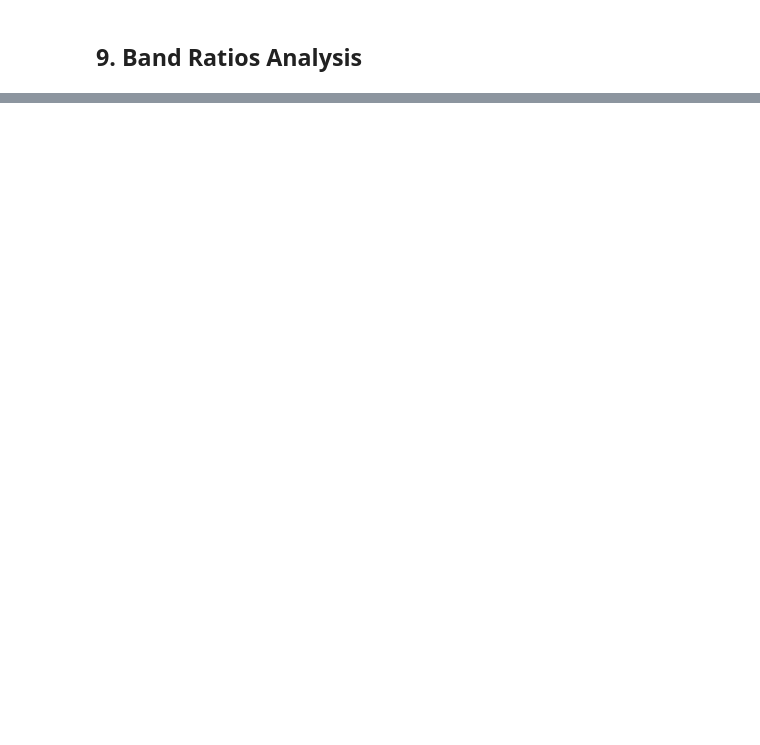
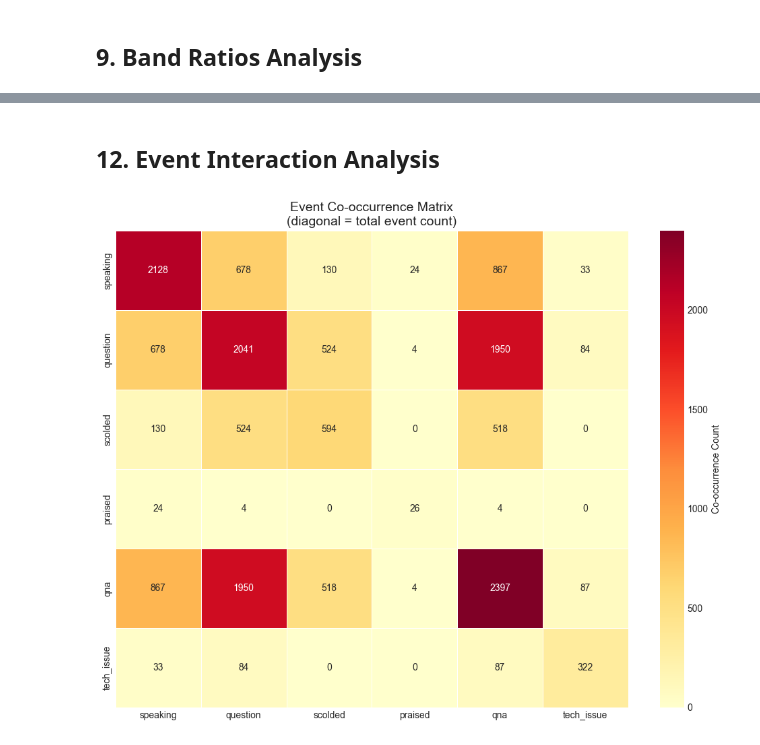
Before and after one commit to ankitrajmehta/mindtune-brainwave, a Jupyter notebook: eeg_analysis.ipynb, the cells around one changed output, grey strips where cells are left out. Saved outputs shown, nothing was run; the diff lists cells and outputs as text; code cells hidden in the pictures; blank space fills up the shorter version.

```diff
--- a/eeg_analysis.ipynb
+++ b/eeg_analysis.ipynb
@@ -316,0 +526,2 @@ plt.show()
+# %% [markdown]
+## 12. Event Interaction Analysis
@@ -316,0 +562,21 @@ plt.show()
+# %%
+# Event co-occurrence matrix
+cooccur = np.zeros((len(marker_events), len(marker_events)))
+event_names_short = [e.replace('marker_ev_', '').replace('_active', '') for e in marker_events]
+
+for i, ev1 in enumerate(marker_events):
+    for j, ev2 in enumerate(marker_events):
+        if i == j:
+            cooccur[i, j] = df_good[ev1].sum()
+        else:
+            cooccur[i, j] = ((df_good[ev1] == 1) & (df_good[ev2] == 1)).sum()
+
+plt.figure(figsize=(10, 8))
+sns.heatmap(cooccur, annot=True, fmt='.0f', cmap='YlOrRd',
+            xticklabels=event_names_short, yticklabels=event_names_short,
+            cbar_kws={'label': 'Co-occurrence Count'}, linewidths=0.5)
+plt.title('Event Co-occurrence Matrix\n(diagonal = total event count)', fontsize=14)
+plt.tight_layout()
+plt.show()
+# %% [output]
+[figure, added]
```
Also changed, not shown: parts of 35 cells of this notebook, 3 other files.
